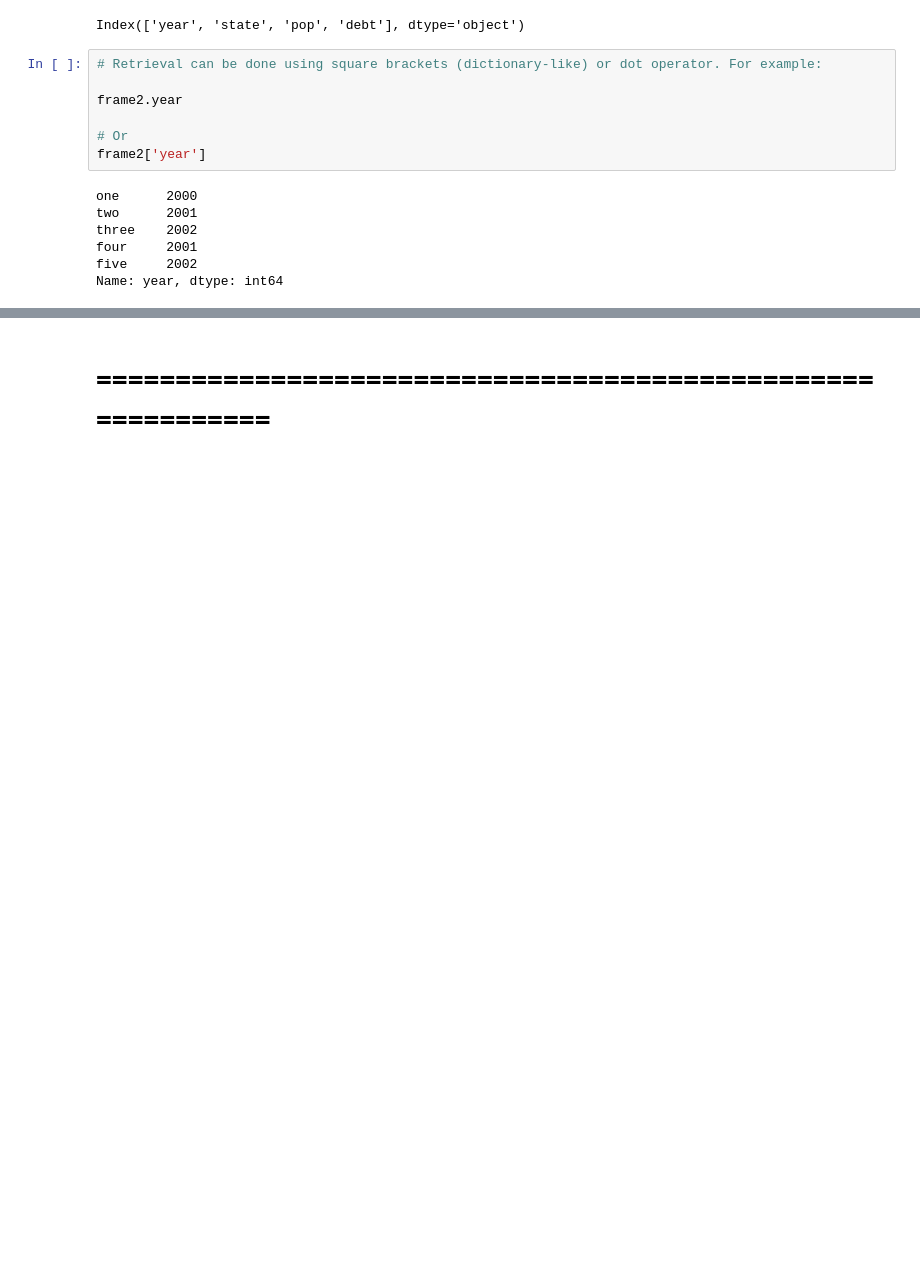
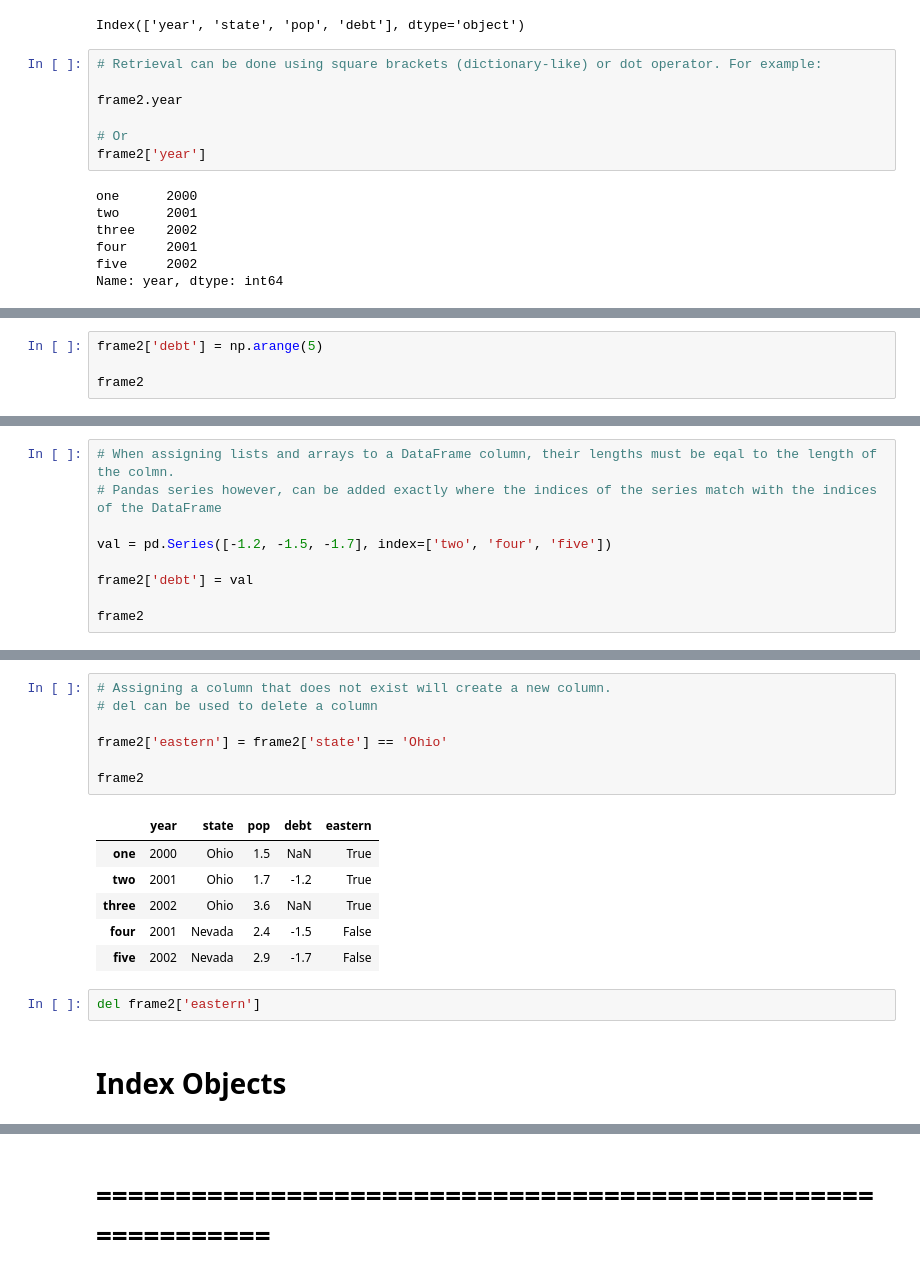
Before and after one commit to ruslanmasinjila/Applied_Data_Science_With_Python, a Jupyter notebook: Books/Python For Data Analysis/Chapter 5/chapter5.ipynb, the cells around one changed output, grey strips where cells are left out. Saved outputs shown, nothing was run; the diff lists cells and outputs as text; blank space fills up the shorter version.

Commit message:
Started Arithmetic and Data Alignment

```diff
--- a/Books/Python For Data Analysis/Chapter 5/chapter5.ipynb
+++ b/Books/Python For Data Analysis/Chapter 5/chapter5.ipynb
@@ -232,0 +252,4 @@ Name: year, dtype: int64
+# %%
+frame2['debt'] = np.arange(5)
+
+frame2
@@ -232,0 +263,9 @@ Name: year, dtype: int64
+# %%
+# When assigning lists and arrays to a DataFrame column, their lengths must be eqal to the length of the colmn.
+# Pandas series however, can be added exactly where the indices of the series match with the indices of the DataFrame
+
+val = pd.Series([-1.2, -1.5, -1.7], index=['two', 'four', 'five'])
+
+frame2['debt'] = val
+
+frame2
@@ -232,0 +279,18 @@ Name: year, dtype: int64
+# %%
+# Assigning a column that does not exist will create a new column.
+# del can be used to delete a column
+
+frame2['eastern'] = frame2['state'] == 'Ohio'
+
+frame2
+# %% [output]
+|  | year | state | pop | debt | eastern |
+| one | 2000 | Ohio | 1.5 | NaN | True |
+| two | 2001 | Ohio | 1.7 | -1.2 | True |
+| three | 2002 | Ohio | 3.6 | NaN | True |
+| four | 2001 | Nevada | 2.4 | -1.5 | False |
+| five | 2002 | Nevada | 2.9 | -1.7 | False |
+# %%
+del frame2['eastern']
+# %% [markdown]
+# Index Objects
```
Also changed, not shown: parts of 44 cells of this notebook.
